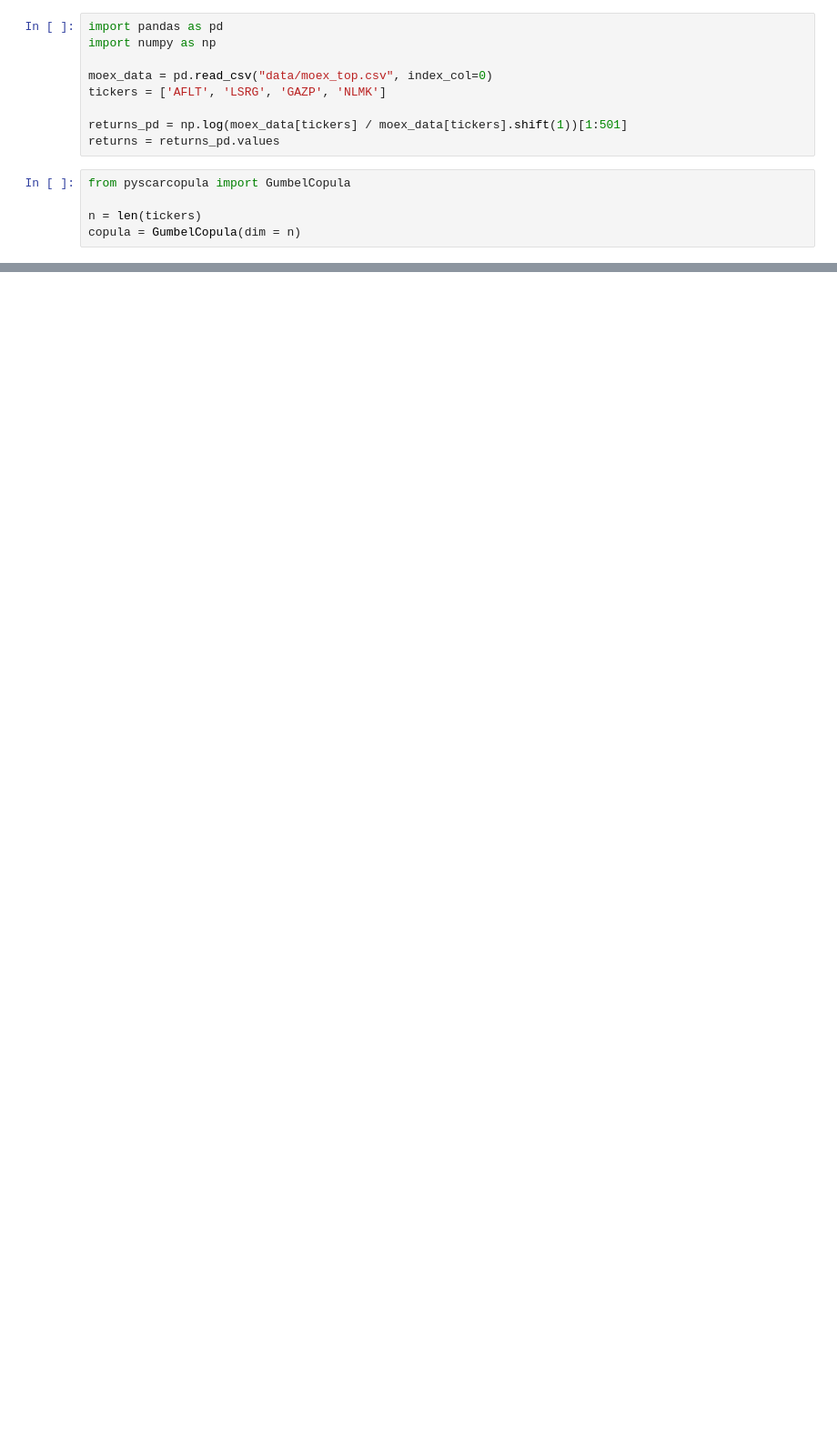
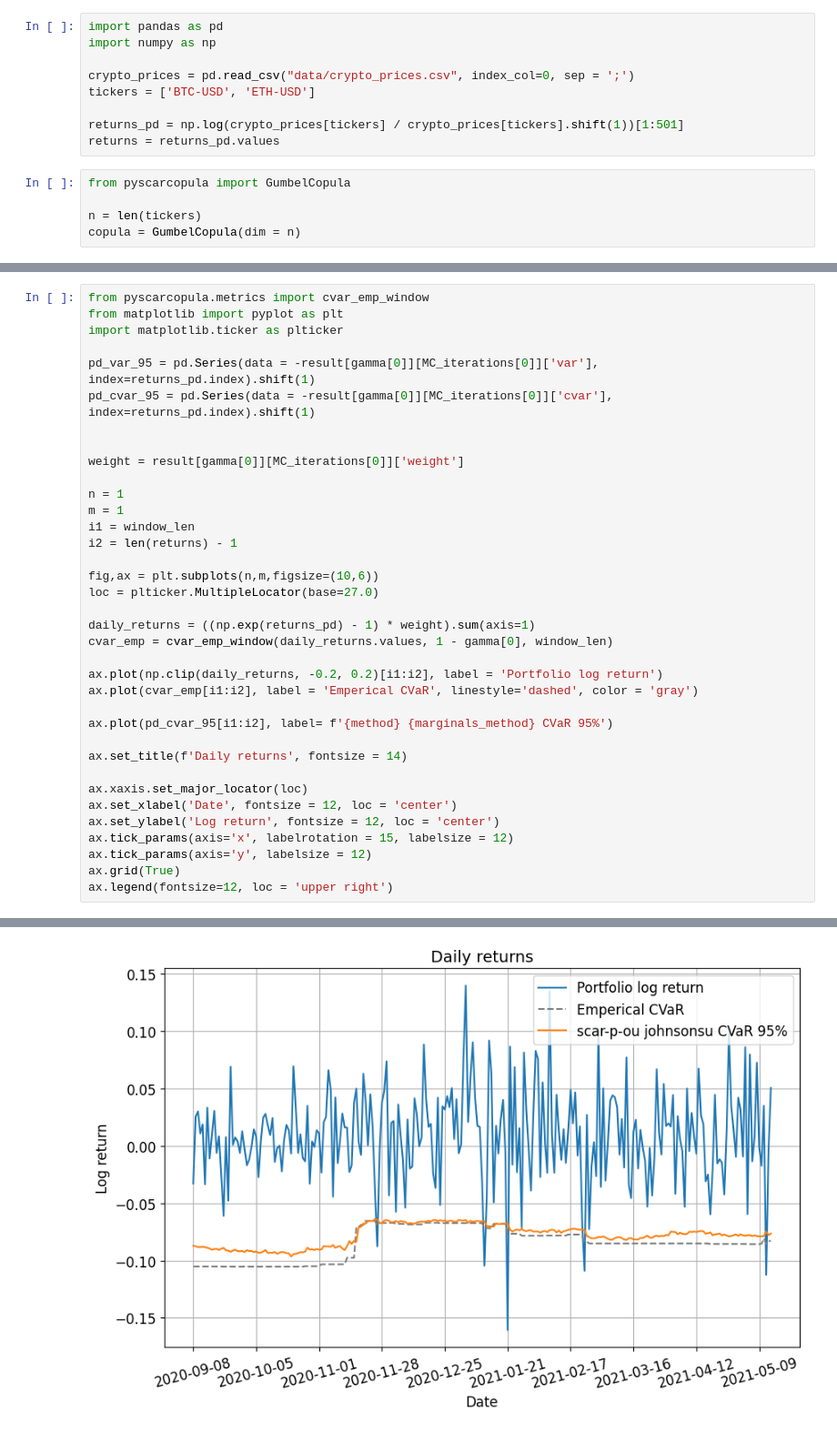
Before and after one commit to AANovokhatskiy/pyscarcopula, a Jupyter notebook: example.ipynb, the cells around one changed output, grey strips where cells are left out. Shown at 91% size. Cells and saved outputs as stored; diff of their text form; blank space fills up the shorter version.

Commit message:
added risk metrics

```diff
--- a/example.ipynb
+++ b/example.ipynb
@@ -2,10 +2,10 @@
 import pandas as pd
 import numpy as np
 
-moex_data = pd.read_csv("data/moex_top.csv", index_col=0)
-tickers = ['AFLT', 'LSRG', 'GAZP', 'NLMK']
+crypto_prices = pd.read_csv("data/crypto_prices.csv", index_col=0, sep = ';')
+tickers = ['BTC-USD', 'ETH-USD']
 
-returns_pd = np.log(moex_data[tickers] / moex_data[tickers].shift(1))[1:501]
+returns_pd = np.log(crypto_prices[tickers] / crypto_prices[tickers].shift(1))[1:501]
 returns = returns_pd.values
 # %%
 from pyscarcopula import GumbelCopula
@@ -68,0 +112,37 @@ array([[0.59936732, 0.33058933, 0.10557388, 0.29451831],
+# %%
+from pyscarcopula.metrics import cvar_emp_window
+from matplotlib import pyplot as plt
+import matplotlib.ticker as plticker
+
+pd_var_95 = pd.Series(data = -result[gamma[0]][MC_iterations[0]]['var'], index=returns_pd.index).shift(1)
+pd_cvar_95 = pd.Series(data = -result[gamma[0]][MC_iterations[0]]['cvar'], index=returns_pd.index).shift(1)
+
+
+weight = result[gamma[0]][MC_iterations[0]]['weight']
+
+n = 1
+m = 1
+i1 = window_len
+i2 = len(returns) - 1
+
+fig,ax = plt.subplots(n,m,figsize=(10,6))
+loc = plticker.MultipleLocator(base=27.0)
+
+daily_returns = ((np.exp(returns_pd) - 1) * weight).sum(axis=1)
+cvar_emp = cvar_emp_window(daily_returns.values, 1 - gamma[0], window_len)
+
+ax.plot(np.clip(daily_returns, -0.2, 0.2)[i1:i2], label = 'Portfolio log return')
+ax.plot(cvar_emp[i1:i2], label = 'Emperical CVaR', linestyle='dashed', color = 'gray')
+
+ax.plot(pd_cvar_95[i1:i2], label= f'{method} {marginals_method} CVaR 95%')
+
+ax.set_title(f'Daily returns', fontsize = 14)
+
+ax.xaxis.set_major_locator(loc)
+ax.set_xlabel('Date', fontsize = 12, loc = 'center')
+ax.set_ylabel('Log return', fontsize = 12, loc = 'center')
+ax.tick_params(axis='x', labelrotation = 15, labelsize = 12)
+ax.tick_params(axis='y', labelsize = 12)
+ax.grid(True)
+ax.legend(fontsize=12, loc = 'upper right')
+# %% [output]
@@ -68,0 +150 @@ array([[0.59936732, 0.33058933, 0.10557388, 0.29451831],
+[figure, added]
```
Also changed, not shown: parts of 8 cells of this notebook, 13 other files.
